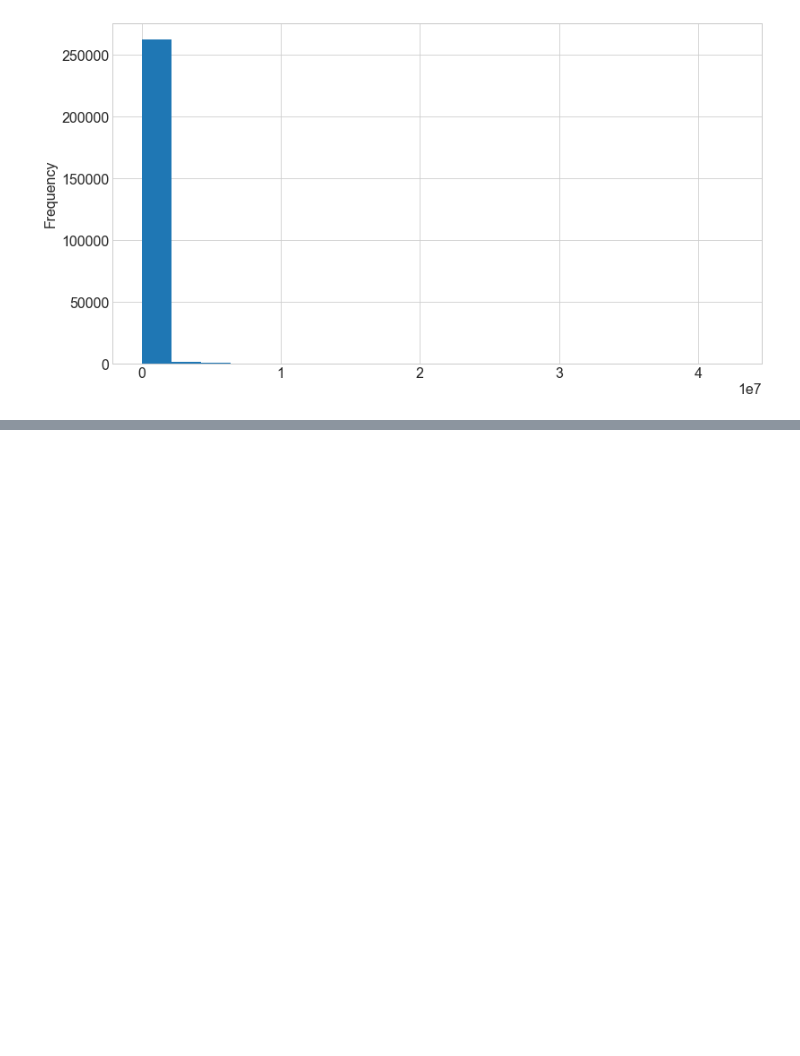
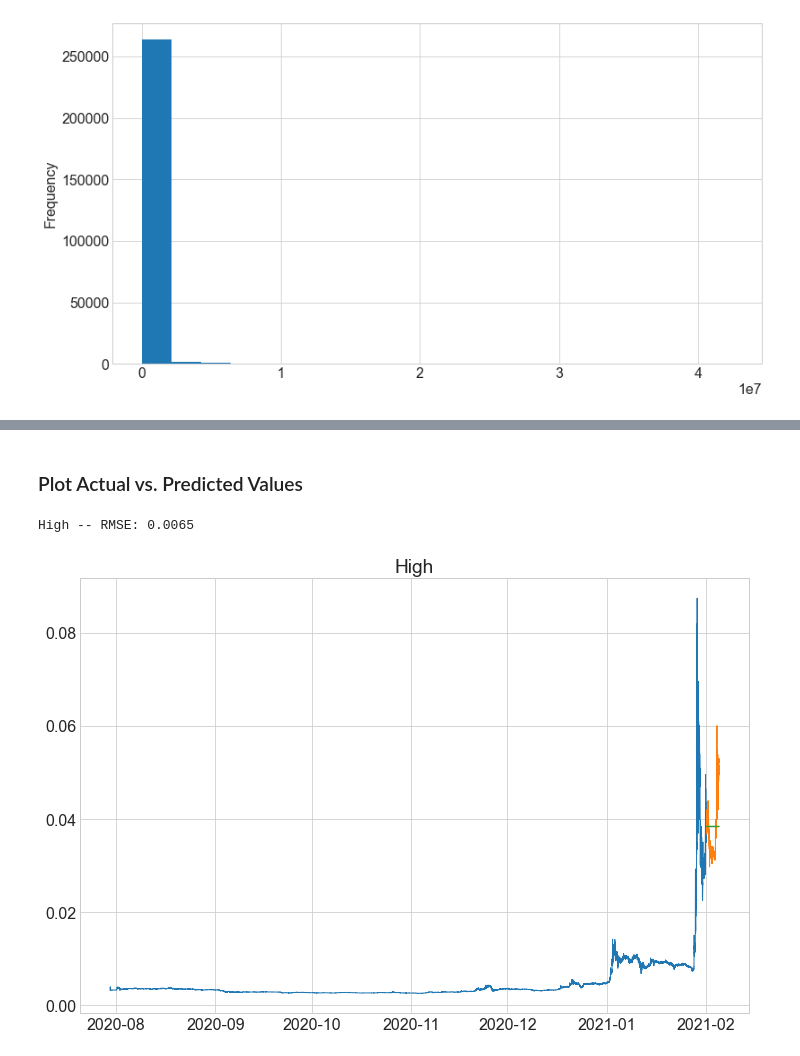
Before and after one commit to KwameTaylor/bitcoin-dogecoin, a Jupyter notebook: dogecoin.ipynb, the cells around one changed output, grey strips where cells are left out. Drawn from its saved outputs; the diff is of its cells as text; code cells hidden in the pictures; blank space fills up the shorter version.

```diff
--- a/dogecoin.ipynb
+++ b/dogecoin.ipynb
@@ -487,0 +493,4 @@ pd.plotting.lag_plot(train.High.resample('H').mean(), lag=26)
+# %%
+def evaluate(target_var):
+    rmse = round(sqrt(mean_squared_error(validate[target_var], yhat_df[target_var])), 4)
+    return rmse
@@ -487,0 +499,10 @@ pd.plotting.lag_plot(train.High.resample('H').mean(), lag=26)
+# %%
+def plot_and_eval(target_var):
+    plt.figure(figsize = (12,8))
+    plt.plot(train[target_var], label='Train', linewidth=1)
+    plt.plot(validate[target_var], label='Validate', linewidth=1)
+    plt.plot(yhat_df[target_var])
+    plt.title(target_var)
+    rmse = evaluate(target_var)
+    print(target_var, '-- RMSE:', rmse)
+    plt.show()
@@ -487,0 +552,7 @@ pd.plotting.lag_plot(train.High.resample('H').mean(), lag=26)
+# %% [markdown]
+### Plot Actual vs. Predicted Values
+# %%
+plot_and_eval('High')
+# %% [output]
+High -- RMSE: 0.0065
+[figure, added]
```
Also changed, not shown: parts of 46 cells of this notebook.
